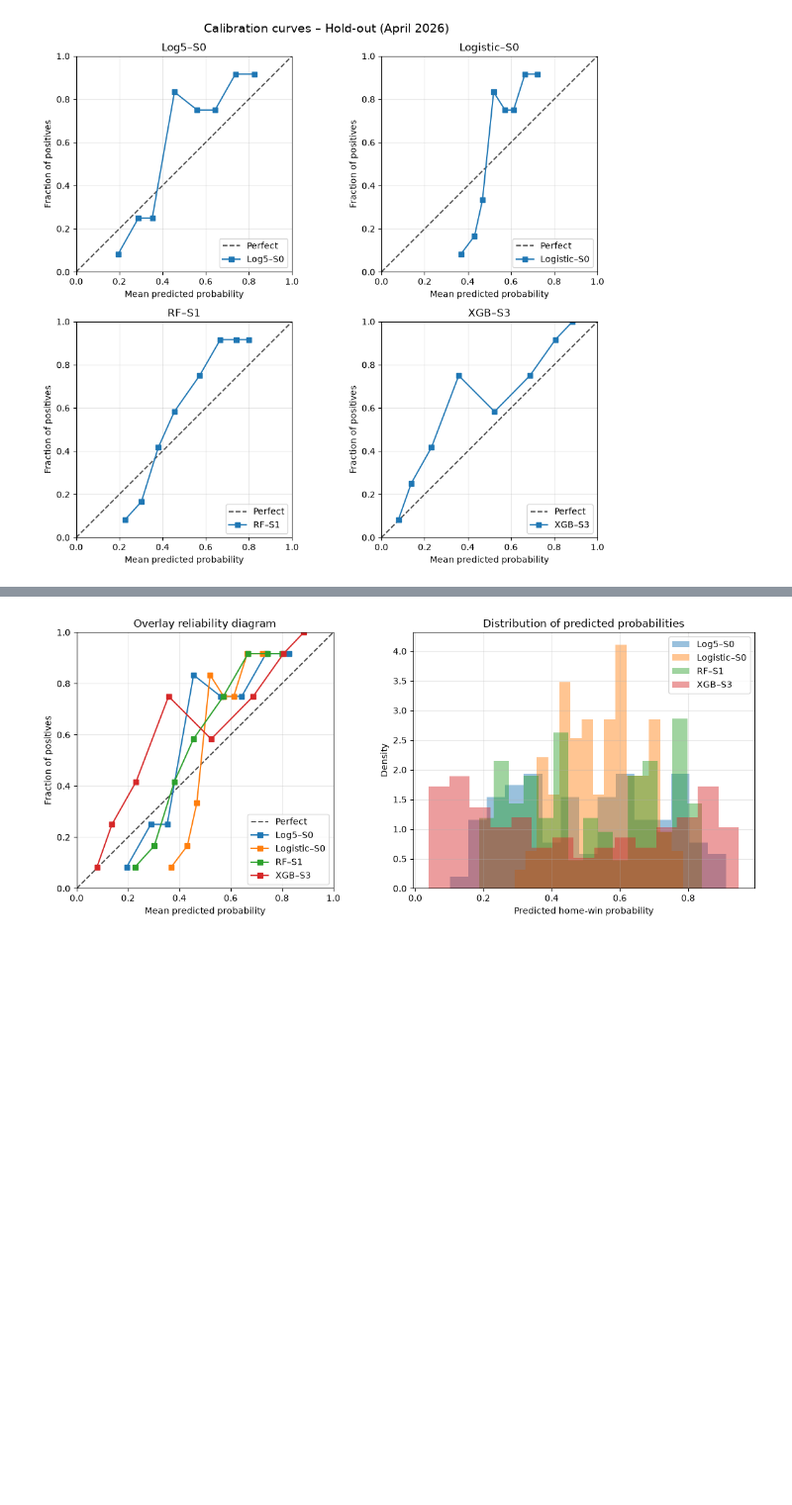
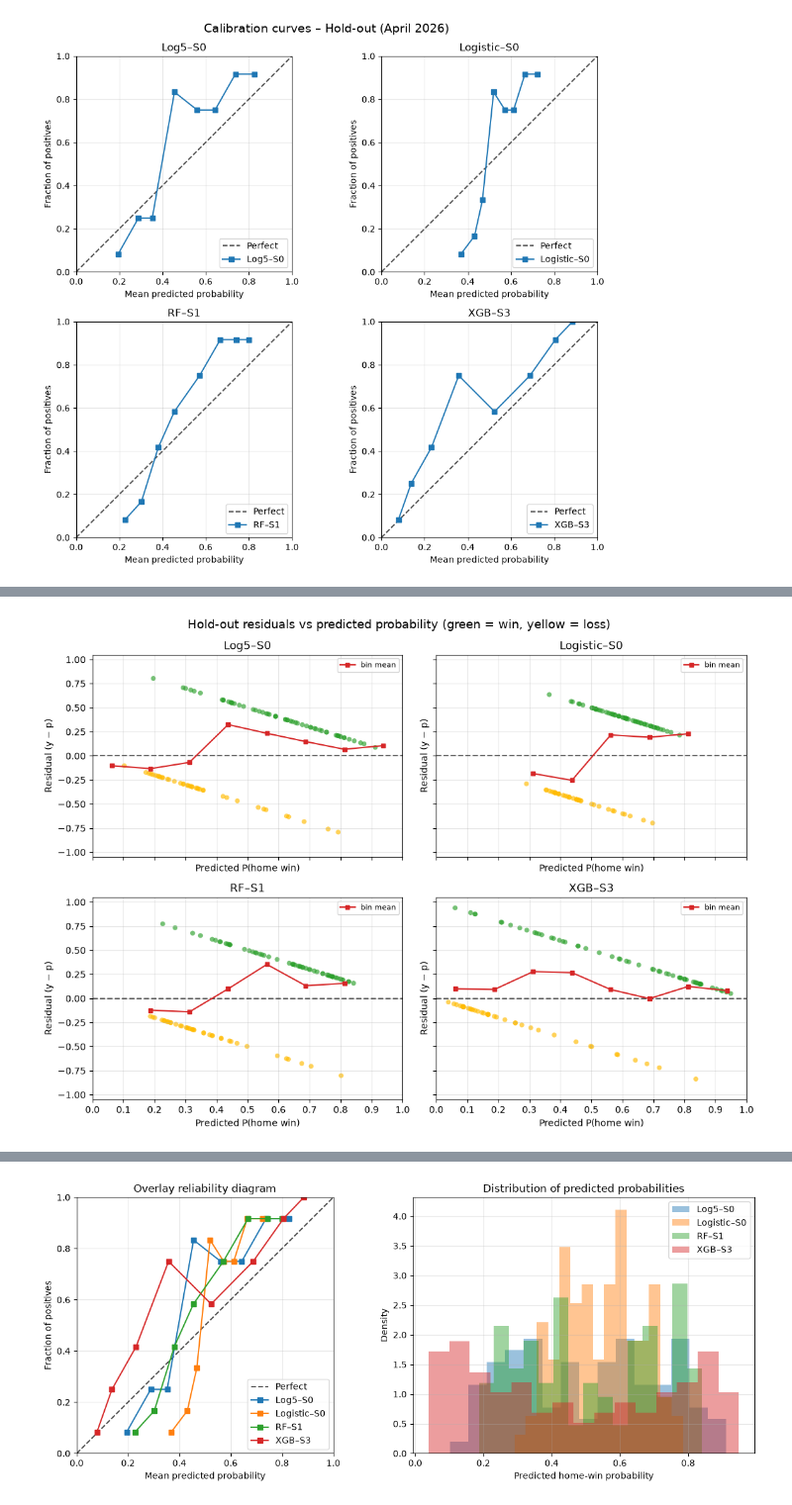
Before and after one commit to elevation-edge-sports-data/nba-win-probability, a Jupyter notebook: nba_home_win_probability.ipynb, the cells around one changed output, grey strips where cells are left out. Shown at 99% size. Saved outputs shown, nothing was run; the diff lists cells and outputs as text; code cells hidden in the pictures; blank space fills up the shorter version.

```diff
--- a/nba_home_win_probability.ipynb
+++ b/nba_home_win_probability.ipynb
@@ -332,0 +468,38 @@ plt.show()
+# %%
+fig, axes = plt.subplots(2, 2, figsize=(11, 8), sharex=True, sharey=True)
+axes = axes.ravel()
+
+WIN_COLOR = "#2ca02c"
+LOSS_COLOR = "#ffbb00"
+
+for ax, (key, label) in zip(axes, FINALISTS.items()):
+    y = fitted[key]["y_ho"]
+    p = fitted[key]["proba_ho"]
+    resid = y - p
+    colors = np.where(y == 1, WIN_COLOR, LOSS_COLOR)
+    ax.scatter(p, resid, c=colors, alpha=0.65, s=28, edgecolors="none")
+    ax.axhline(0, color="black", ls="--", alpha=0.6)
+    # bin means
+    bins = np.linspace(0, 1, 9)
+    bin_centers, bin_means = [], []
+    for i in range(len(bins) - 1):
+        mask = (p >= bins[i]) & (p < bins[i+1] if i < len(bins)-2 else p <= bins[i+1])
+        if mask.sum() > 0:
+            bin_centers.append((bins[i] + bins[i+1]) / 2)
+            bin_means.append(resid[mask].mean())
+    if bin_centers:
+        ax.plot(bin_centers, bin_means, "s-", color="#d62728", ms=5, label="bin mean")
+    ax.set_xlim(0, 1)
+    ax.set_ylim(-1.05, 1.05)
+    ax.set_xticks(np.arange(0, 1.01, 0.1))
+    ax.set_xlabel("Predicted P(home win)")
+    ax.set_ylabel("Residual (y − p)")
+    ax.set_title(label)
+    ax.grid(True, alpha=0.3)
+    ax.legend(loc="upper right", fontsize=8)
+
+fig.suptitle("Hold-out residuals vs predicted probability (green = win, yellow = loss)", fontsize=13)
+plt.tight_layout()
+plt.show()
+# %% [output]
+[figure, added]
```
Also changed, not shown: parts of 46 cells of this notebook, 1 other file.
